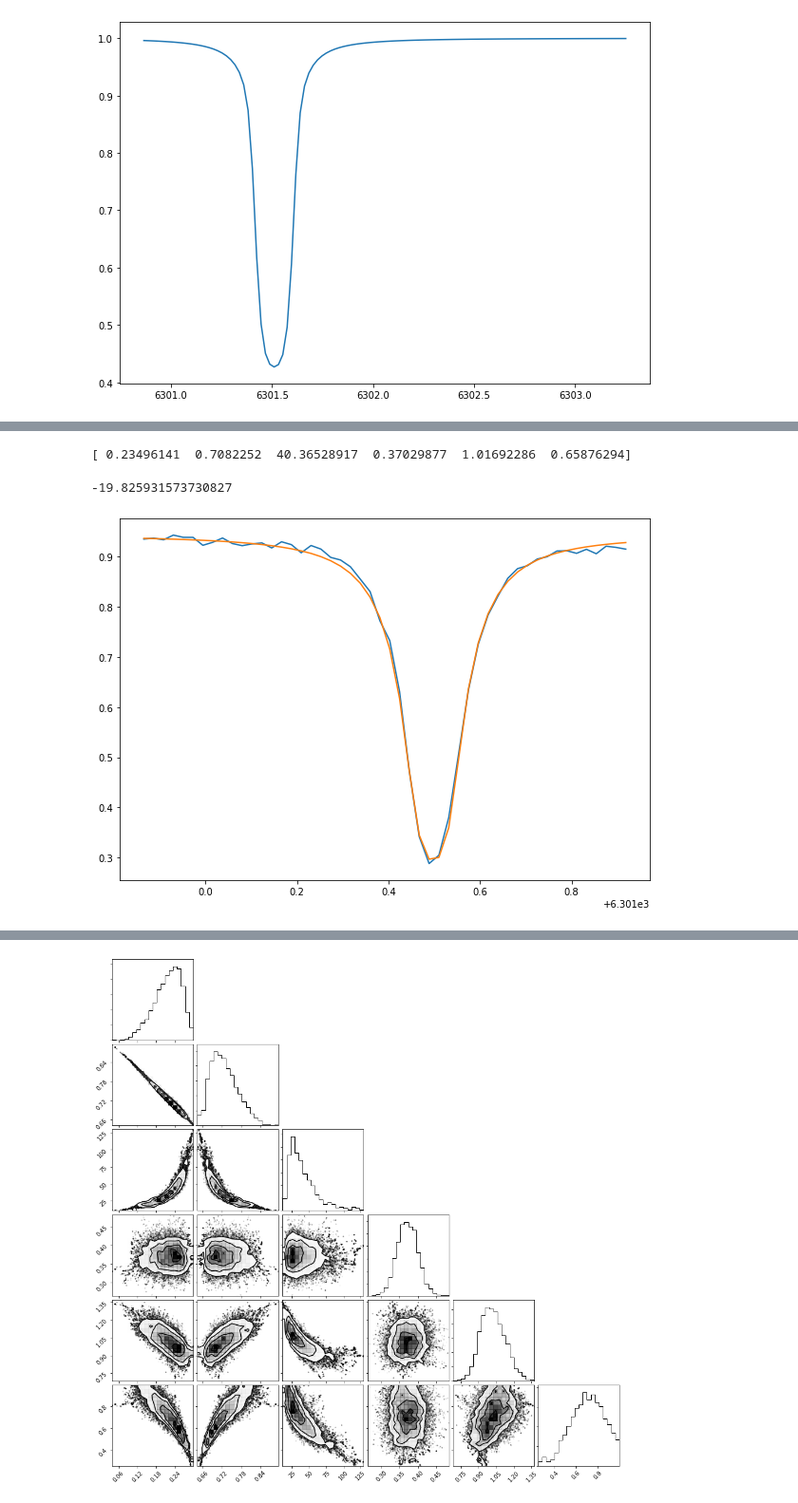
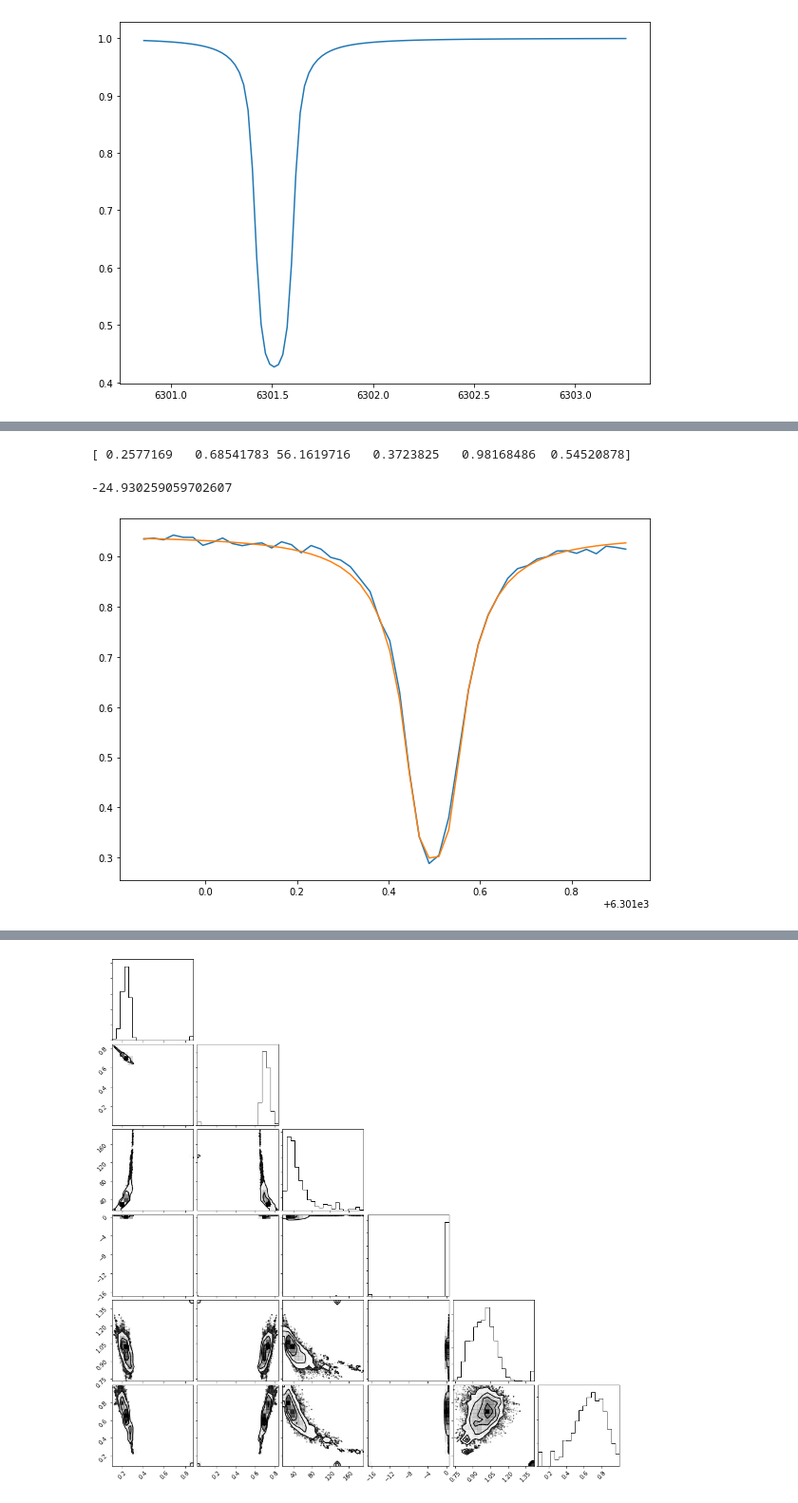
Before and after one commit to ivanzmilic/me_mcmc, a Jupyter notebook: scalar_me_mcmc.ipynb, the cells around one changed output, grey strips where cells are left out. Shown at 95% size. Cells and saved outputs as stored; diff of their text form; code cells hidden in the pictures.

```diff
--- a/scalar_me_mcmc.ipynb
+++ b/scalar_me_mcmc.ipynb
@@ -75,7 +75,7 @@ def ln_prior(params):
     if (shift < -20. or shift > 20.):
         return - np.infty
     if (shift < -10. or shift > 10.):
-        return - 50.
+        return - 22.
     if (width < 0.1 or width > 10.0):
         return - np.infty
     if (damping < 1E-4 or damping > 1.0):
@@ -86,9 +86,9 @@ def ln_like(params, x, y, error):
 
     y_model = me_scalar(params,x)
 
-    chi2 = ((y_model - y) / error)**2
+    chi2 = np.sum(((y_model - y) / error)**2)
 
-    return np.sum((-0.5 * chi2))# - 0.5*np.log(2*np.pi) - np.log(error)) # I am making it depend on errors in purpose
+    return -0.5 * chi2 # - 0.5*np.log(2*np.pi) - np.log(error)) # I am making it depend on errors in purpose
 
 def ln_post(params, x, y, error):
 
@@ -167,16 +167,16 @@ plt.plot(sampler.chain[:, :, 5].T, '-k', alpha=0.2)
 best = np.median(sampler.flatchain,axis=0)
 print (best)
 # %% [output]
-[ 0.23496141  0.7082252  40.36528917  0.37029877  1.01692286  0.65876294]
+[ 0.2577169   0.68541783 56.1619716   0.3723825   0.98168486  0.54520878]
 # %%
 plt.figure(figsize=[10,7])
 plt.plot(x_data,y_data)
 plt.plot(x_data,me_scalar(best,x_data))
 print (ln_like(best,x_data,y_data,errors))
 # %% [output]
--19.825931573730827
+-24.930259059702607
-[figure, old version]
+[figure, new version]
 # %%
 import corner
-figure = corner.corner(sampler.flatchain[20000:])
+figure = corner.corner(sampler.flatchain[40000:])
 # %% [output]
@@ -183 +187 @@ figure = corner.corner(sampler.flatchain[20000:])
-[figure, old version]
+[figure, new version]
```
Also changed, not shown: parts of 6 cells of this notebook.
